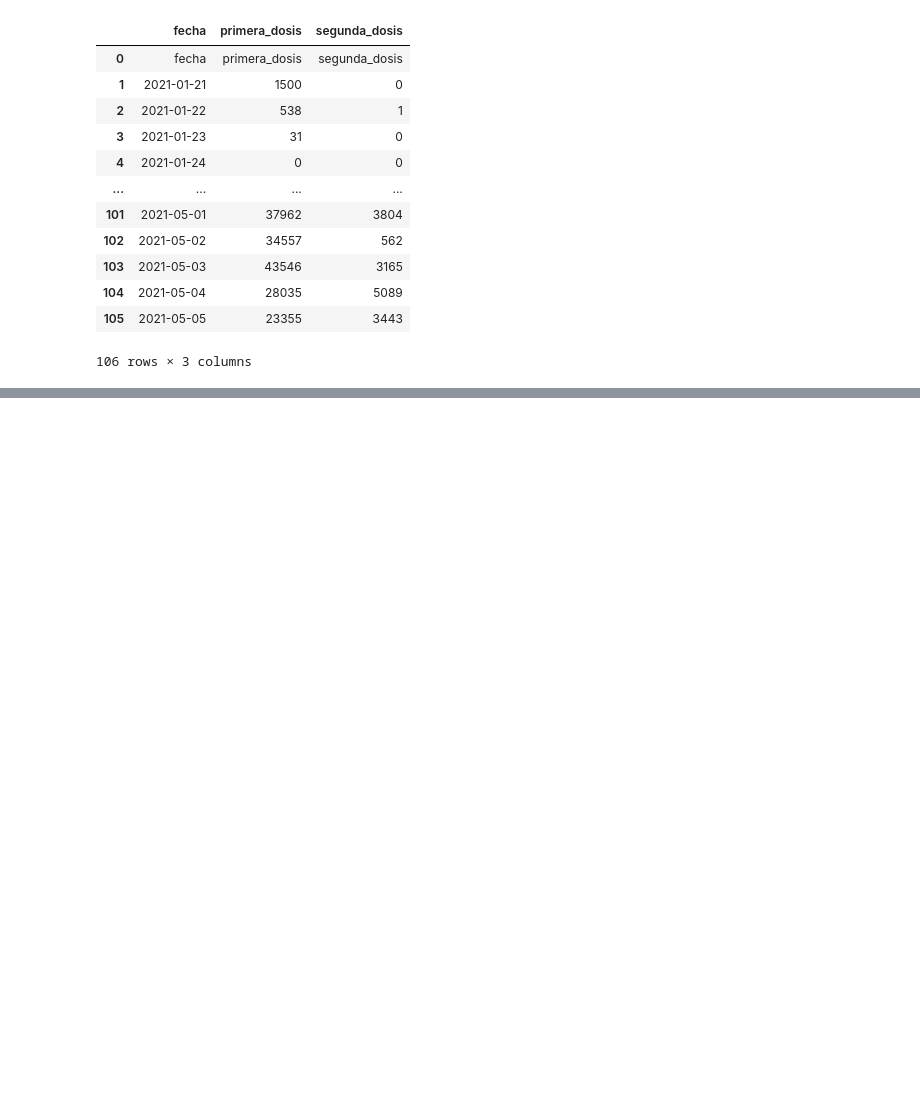
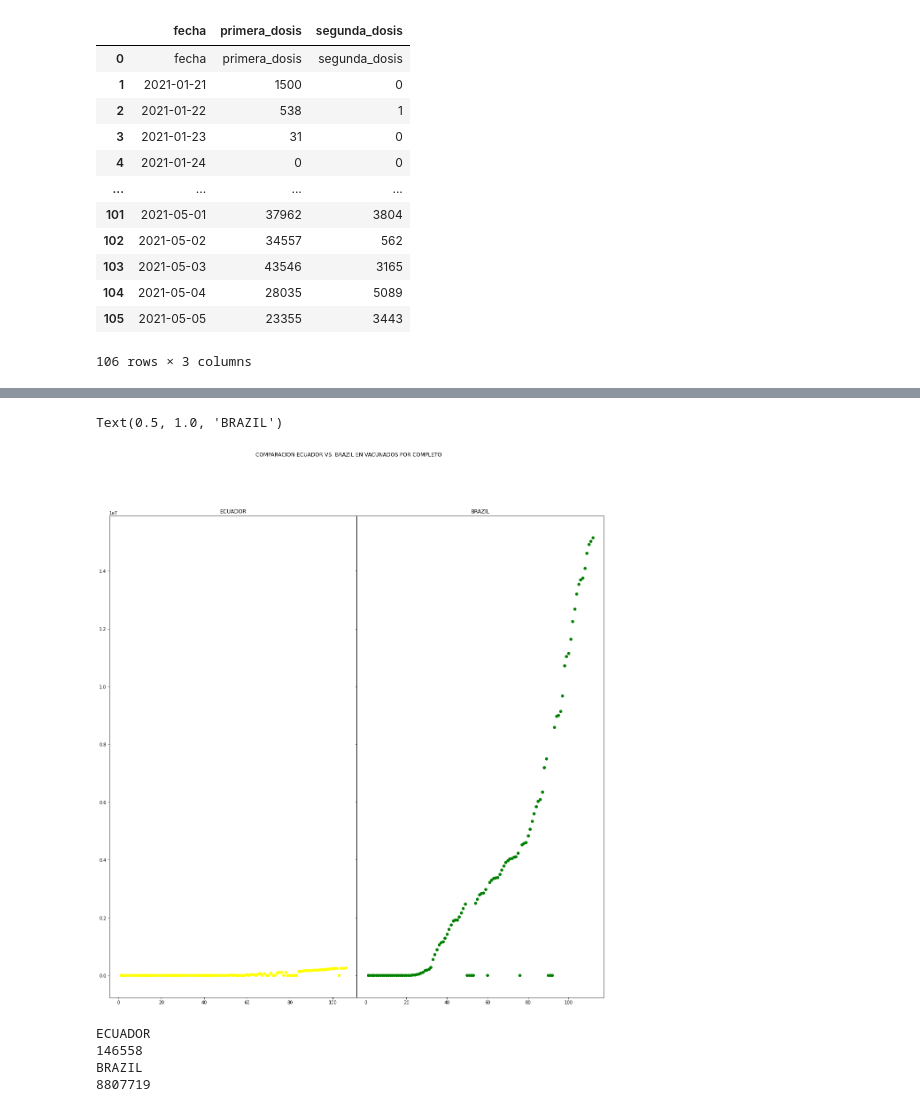
Before and after one commit to GabrielChuchuca/Prueba1InterSimulacion, a Jupyter notebook: PruebaSimulacion.ipynb, the cells around one changed output, grey strips where cells are left out. Cells and saved outputs as stored; diff of their text form; code cells hidden in the pictures; blank space fills up the shorter version.

```diff
--- a/PruebaSimulacion.ipynb
+++ b/PruebaSimulacion.ipynb
@@ -103,0 +164,29 @@ df_planvacunarse
+# %%
+from sklearn import linear_model
+#####ECUADOR######
+print("ECUADOR")
+# Creamos el objeto de Regresión Lineal
+regr = linear_model.LinearRegression()
+
+# Entrenamos nuestro modelo
+regr.fit(np.array(x).reshape(-1, 1), tot)
+
+# Veamos los coeficienetes obtenidos, En nuestro caso, serán la Tangente
+print('Coefficients: \n', regr.coef_)
+# Este es el valor donde corta el eje Y (en X=0)
+print('Independent term: \n', regr.intercept_)
+# Error Cuadrado Medio
+print("##########################")
+print("BRAZIL")
+#########BRAZIL############
+# Creamos el objeto de Regresión Lineal
+regrbr = linear_model.LinearRegression()
+
+# Entrenamos nuestro modelo
+regrbr.fit(np.array(xbr).reshape(-1, 1), tot_br)
+
+# Veamos los coeficienetes obtenidos, En nuestro caso, serán la Tangente
+print('Coefficients: \n', regrbr.coef_)
+# Este es el valor donde corta el eje Y (en X=0)
+print('Independent term: \n', regrbr.intercept_)
+# Error Cuadrado Medio
@@ -103,0 +205,24 @@ df_planvacunarse
+# %%
+fig, (ax1, ax2) = plt.subplots(1, 2, sharex='col', sharey='row',
+                        gridspec_kw={'hspace': 0, 'wspace': 0}, figsize=(20,20))
+fig.suptitle('COMPARACION ECUADOR VS. BRAZIL EN VACUNADOS POR COMPLETO')
+ax1.scatter(x, tot, color='yellow')
+ax1.set_title('ECUADOR')
+x_real = np.array(range(50, 100))
+ax2.scatter(xbr, tot_br, color='green')
+ax2.set_title('BRAZIL')
+# %% [output]
+Text(0.5, 1.0, 'BRAZIL')
+[figure, added]
+# %%
+print("ECUADOR")
+y_prediccion = regr.predict([[100]])
+print(int(y_prediccion))
+print("BRAZIL")
+y_prediccionbr = regrbr.predict([[100]])
+print(int(y_prediccionbr))
+# %% [output]
+ECUADOR
+146558
+BRAZIL
+8807719
```
Also changed, not shown: parts of 12 cells of this notebook.
